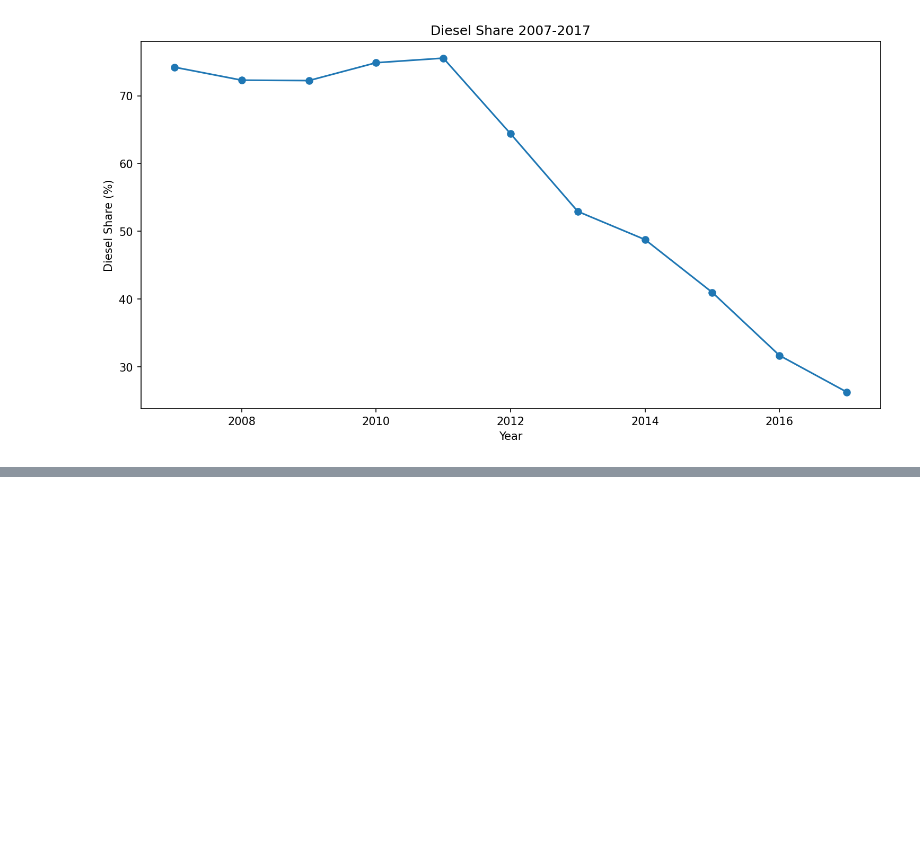
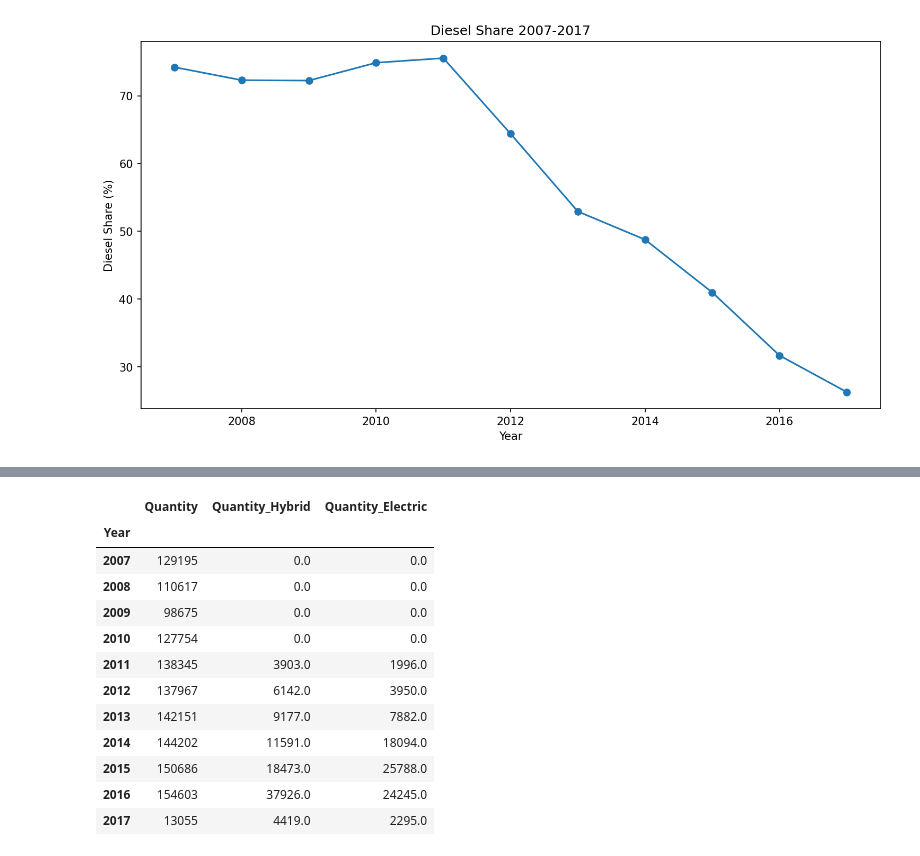
Before and after one commit to SusannaR11/AI_Engineering_OPA24_Susanna_Rokka, a Jupyter notebook: exercises/0_case_car_sales_norway.ipynb, the cells around one changed output, grey strips where cells are left out. Drawn from its saved outputs; the diff is of its cells as text; code cells hidden in the pictures; blank space fills up the shorter version.

```diff
--- a/exercises/0_case_car_sales_norway.ipynb
+++ b/exercises/0_case_car_sales_norway.ipynb
@@ -474,0 +488,17 @@ plt.show()
+# %%
+df_share_hybrid_electric = (df.groupby("Year", as_index=True)[["Quantity", "Quantity_Hybrid", "Quantity_Electric"]].sum(numeric_only=True))
+df_share_hybrid_electric
+# %% [output]
+|  | Quantity | Quantity_Hybrid | Quantity_Electric |
+| Year |  |  |  |
+| 2007 | 129195 | 0.0 | 0.0 |
+| 2008 | 110617 | 0.0 | 0.0 |
+| 2009 | 98675 | 0.0 | 0.0 |
+| 2010 | 127754 | 0.0 | 0.0 |
+| 2011 | 138345 | 3903.0 | 1996.0 |
+| 2012 | 137967 | 6142.0 | 3950.0 |
+| 2013 | 142151 | 9177.0 | 7882.0 |
+| 2014 | 144202 | 11591.0 | 18094.0 |
+| 2015 | 150686 | 18473.0 | 25788.0 |
+| 2016 | 154603 | 37926.0 | 24245.0 |
+| 2017 | 13055 | 4419.0 | 2295.0 |
```
Also changed, not shown: parts of 3 cells of this notebook.
